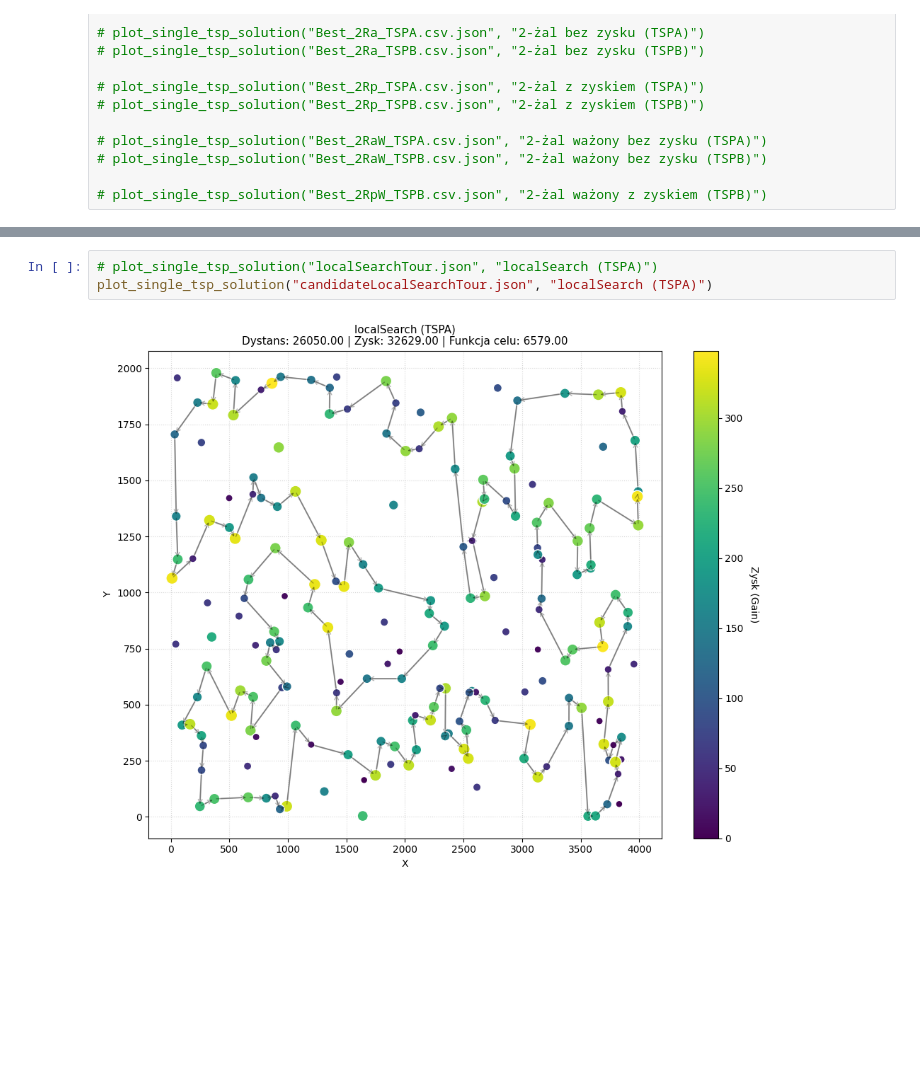
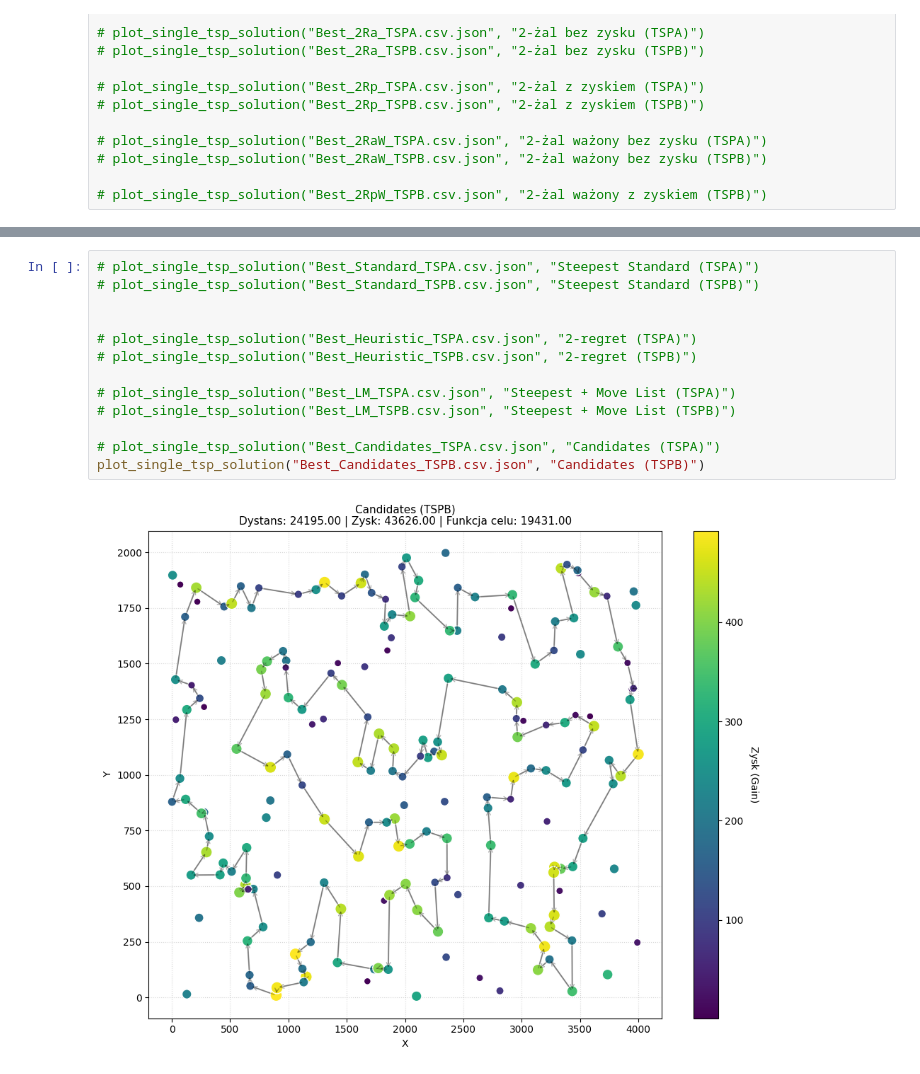
Before and after one commit to AdamekPW/IMO, a Jupyter notebook: ImoProject/Results/main.ipynb, the cells around one changed output, grey strips where cells are left out. Saved outputs shown, nothing was run; the diff lists cells and outputs as text; blank space fills up the shorter version.

```diff
--- a/ImoProject/Results/main.ipynb
+++ b/ImoProject/Results/main.ipynb
@@ -161,7 +161,17 @@ plot_single_tsp_solution("Best_GV_R_TSPA.csv.json", "Greedy-vertex-random (TSPA)
 # plot_single_tsp_solution("Best_SV_H_TSPA.csv.json", "Steepest-edge-heuristic (TSPA)")
 # plot_single_tsp_solution("Best_SV_H_TSPB.csv.json", "Steepest-edge-heuristic (TSPB)")
 # %%
-# plot_single_tsp_solution("localSearchTour.json", "localSearch (TSPA)")
-plot_single_tsp_solution("candidateLocalSearchTour.json", "localSearch (TSPA)")
+# plot_single_tsp_solution("Best_Standard_TSPA.csv.json", "Steepest Standard (TSPA)")
+# plot_single_tsp_solution("Best_Standard_TSPB.csv.json", "Steepest Standard (TSPB)")
+
+
+# plot_single_tsp_solution("Best_Heuristic_TSPA.csv.json", "2-regret (TSPA)")
+# plot_single_tsp_solution("Best_Heuristic_TSPB.csv.json", "2-regret (TSPB)")
+
+# plot_single_tsp_solution("Best_LM_TSPA.csv.json", "Steepest + Move List (TSPA)")
+# plot_single_tsp_solution("Best_LM_TSPB.csv.json", "Steepest + Move List (TSPB)")
+
+# plot_single_tsp_solution("Best_Candidates_TSPA.csv.json", "Candidates (TSPA)")
+plot_single_tsp_solution("Best_Candidates_TSPB.csv.json", "Candidates (TSPB)")
 # %% [output]
-[figure, old version]
+[figure, new version]
```
Also changed, not shown: parts of 1 cell of this notebook, 19 other files.
